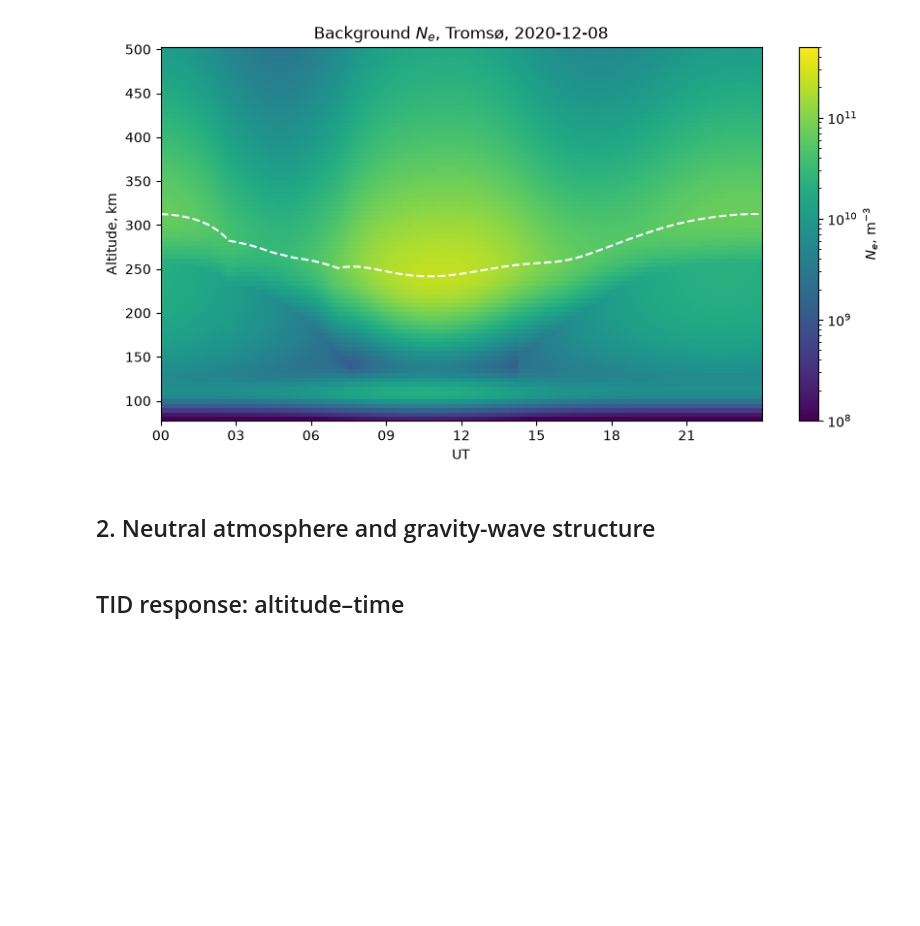
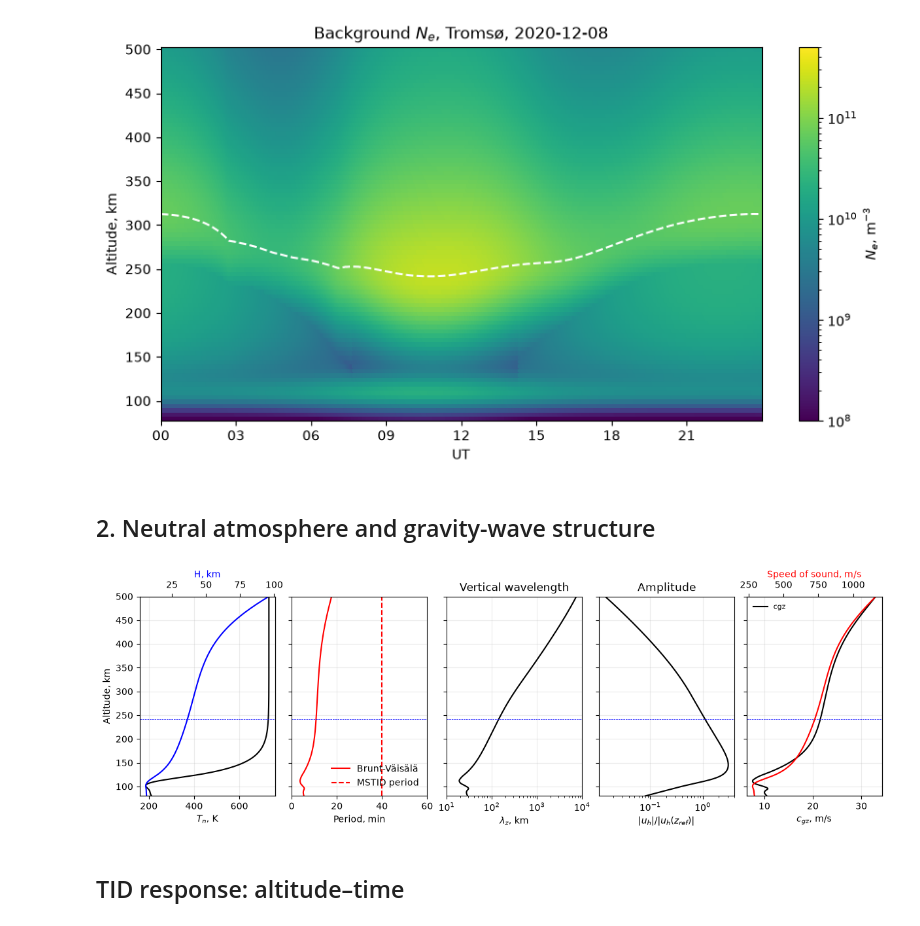
Before and after one commit to Samson-1207/TID-modeling, a Jupyter notebook: mstid_model.ipynb, the cells around one changed output. Saved outputs shown, nothing was run; the diff lists cells and outputs as text; code cells hidden in the pictures; blank space fills up the shorter version.

```diff
--- a/mstid_model.ipynb
+++ b/mstid_model.ipynb
@@ -62,36 +62,39 @@ ax0b.plot(g["H"] / 1e3, altF, color="b")
 ax0b.set_xlabel("H, km", color="b")
 #
 axs[1].plot(g["T_BV"] /60, altF, "r", label ="Brunt-Väisälä")
 axs[1].axvline(period, ls="--", color="r", label="MSTID period")
 axs[1].set_xlabel("Period, min")
 axs[1].set_xlim(0, 60)
 axs[1].legend(frameon=False, fontsize=10)
 
 #
 axs[2].plot(g["lamZ"] / 1e3, altF, color="k")
 axs[2].set_xscale("log")
 axs[2].set_xlim(10, 1e4)
 axs[2].set_xlabel(r"$\lambda_z$, km")
 axs[2].set_title("Vertical wavelength")
 
 #
 axs[3].semilogx(g["a"], altF, color="k")
 axs[3].set_xlabel(r"$|u_h|/|u_h(z_{ref})|$")
 axs[3].set_title("Amplitude")
 
-axs[4].plot(g["cgz"], altF, label= "Vertical group velocity")
+axs[4].plot(g["cgz"], altF, "k", label= "cgz")
 axs[4].set_xlabel("$c_{gz}$, m/s")
 axs[4].legend(frameon=False, fontsize=8)
 ax4b = axs[4].twiny()
 cs = np.sqrt(g["cs2"])
-ax4b.plot(cs, altF, "k")
-ax4b.set_xlabel("Speed of sound, m/s")
+ax4b.plot(cs, altF, "r", label = "Speed of sound")
+ax4b.set_xlabel("Speed of sound, m/s", color="r")
+
 
 for ax in axs:
     ax.axhline(hmF2[it_max], color="b",ls="--",lw = 0.5)
     ax.grid(alpha=0.25)
 axs[0].set_ylim(alt[0], alt[-1])
 plt.show()
+# %% [output]
+[figure, added]
 # %% [markdown]
 ## TID response: altitude–time
 # %%
```
